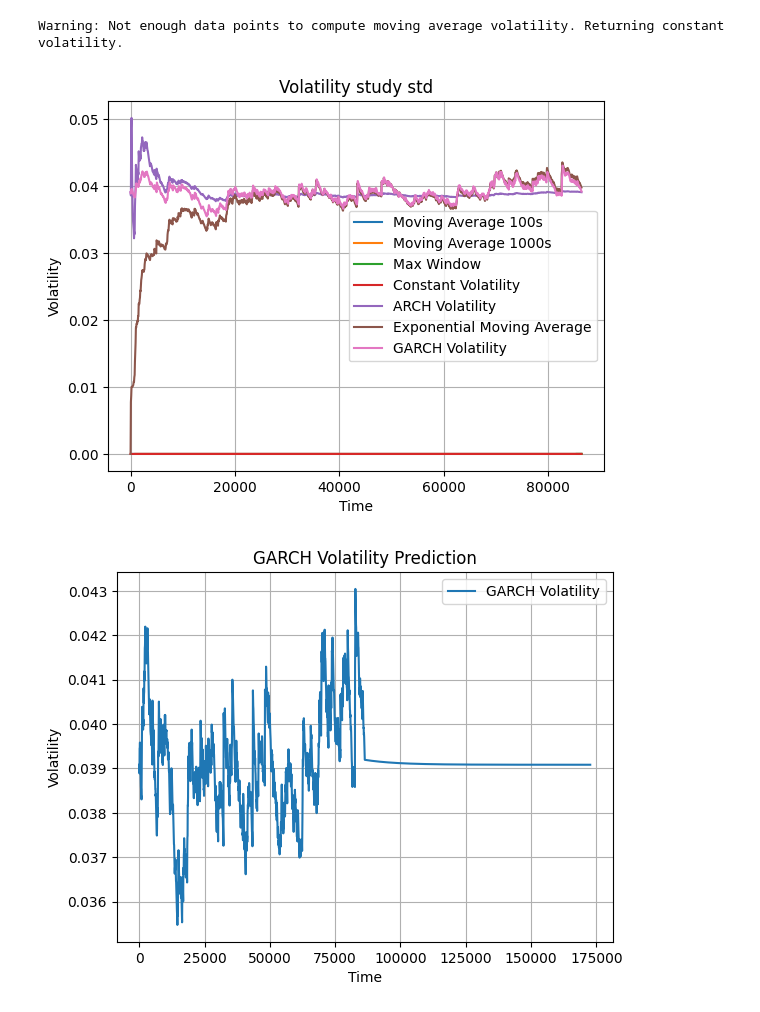
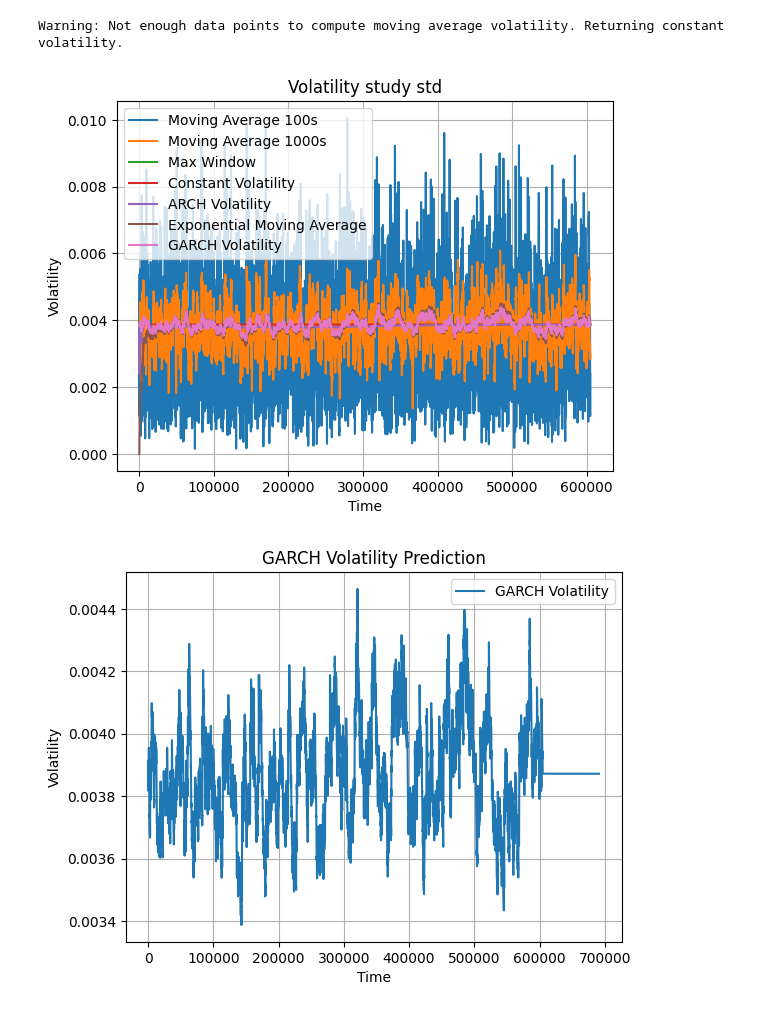
Before and after one commit to giudisciacca/pde-to-finance, a Jupyter notebook: pricing-black-scholes/main.ipynb, the cells around one changed output. Saved outputs shown, nothing was run; the diff lists cells and outputs as text; code cells hidden in the pictures.

Commit message:
WIP: _next function in market_data, montecarlo in progress

```diff
--- a/pricing-black-scholes/main.ipynb
+++ b/pricing-black-scholes/main.ipynb
@@ -30,0 +8,25 @@ visual.plot_signal(t,avg_val)
+# %%
+# check simulation of stock price with given volatilty and drift
+np.random.seed(42) # fix random seed for reproducibility
+
+input_kwargs = {"volatility": 0.0005,
+                "drift" : 0.000002,
+                "S0" : 100,
+                "t0" : 0,
+                "T" : 3600*24*7,
+                "dt" : 60}
+
+sim = market_data.simulation(**input_kwargs)
+
+
+t,val = sim.forward()
+visual.plot_signal(t,val)
+
+# check that many simulations give the same average value
+avg_val = np.zeros_like(val)
+M = 100
+for i in range(M):
+    t,val = sim.forward()
+    avg_val += val/M
+
+visual.plot_signal(t,avg_val)
@@ -44,10 +49,10 @@ def analysis(time, signal):
     time_horizon = time.max() + np.arange(input_kwargs["dt"], 3600*24, input_kwargs["dt"])
     garch_prediction = vol_estimate.garch_prediction(time_horizon=time_horizon, alpha=0.005, lamda=0.99)
 
-    vol_collection = [0*moving_std_vol_100,
-                      0*moving_std_vol_1000,
-                      0*max_window_std_vol,
-                      0*constant_std_vol,
+    vol_collection = [moving_std_vol_100,
+                      moving_std_vol_1000,
+                      max_window_std_vol,
+                      constant_std_vol,
                       arch_vol,
                       exp_vol,
                       garch_vol]
@@ -68,34 +73,34 @@ def analysis(time, signal):
 analysis(t, val)
 # compute BS price of option
 
 # Implement delta hedging and test that gains/losses are zero
 
 
 tickers_collection = ['AAPL','MSFT','NVDA',	'AMD','TSLA','META','SPY']
 for ticker_name in tickers_collection:
     # download
 
     # get options
 
     # estimate price with different volatilities
 
     # estimate the actual volatility
 
     # compare BS price w.r.t. real
 
     # payoff graph over time
 
     # Implement delta hedging
 
     # Compute losses/gains
 
     # Implement gamma, vega, rho
 
     # compute losses/gains
     pass
 # %% [output]
 Warning: Not enough data points to compute moving average volatility. Returning constant volatility.
-[figure, old version]
+[figure, new version]
-[figure, old version]
+[figure, new version]
 # %%
 from pricing.options_classes import Option, Asset
```
Also changed, not shown: parts of 5 cells of this notebook, 2 other files.
